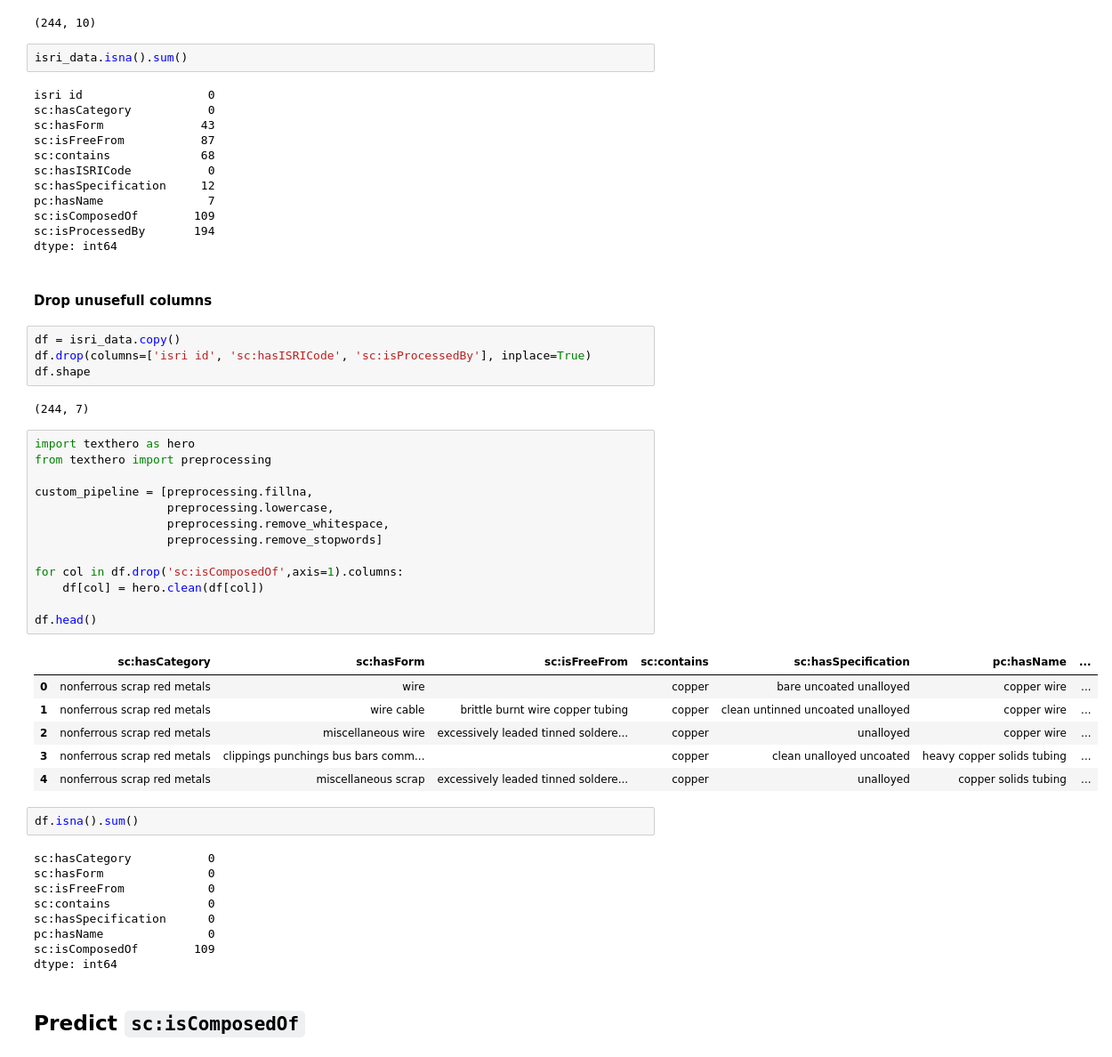
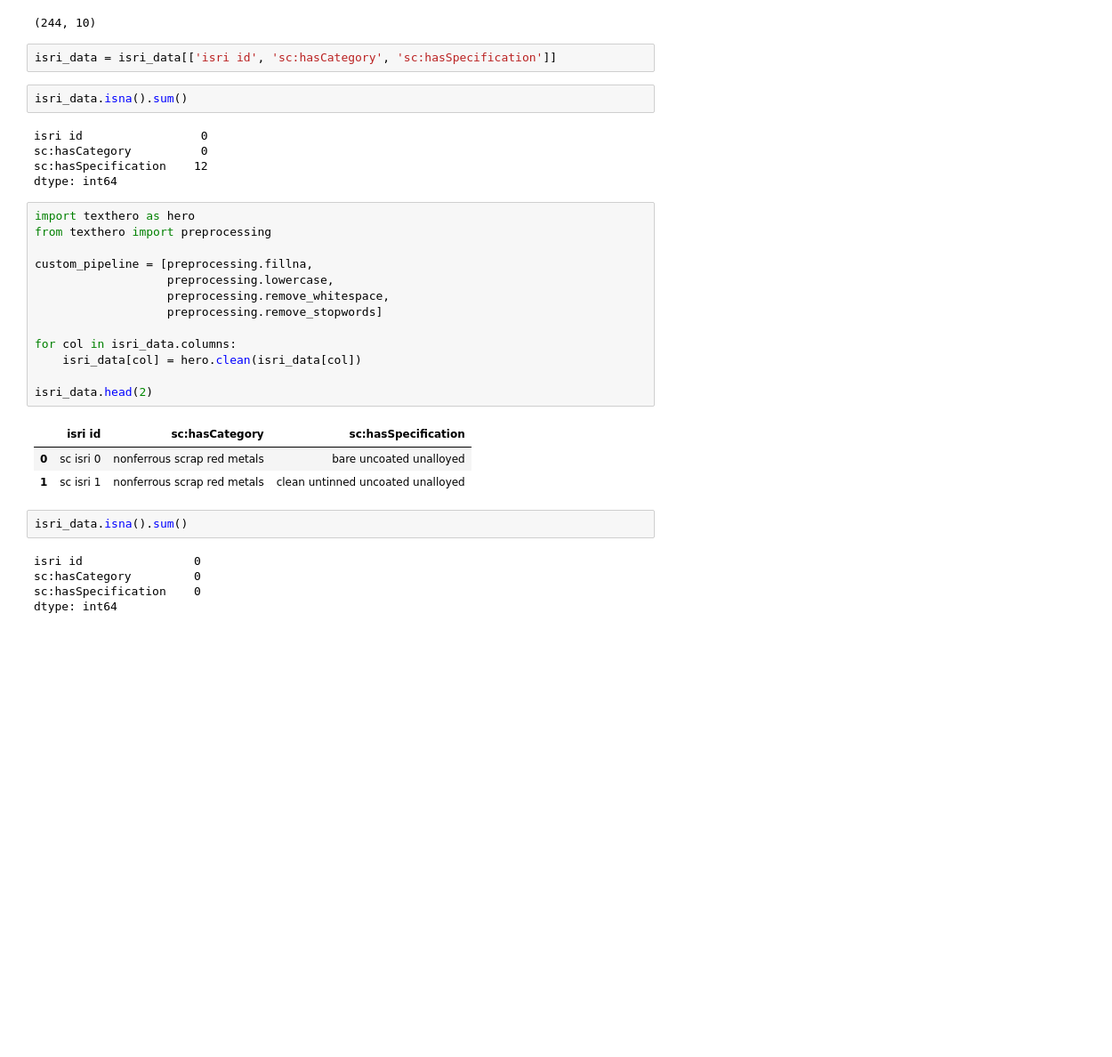
Before and after one commit to costasmexis/phd, a Jupyter notebook: scrap/scrap_similarity.ipynb, the cells around one changed output. Shown at 89% size. Cells and saved outputs as stored; diff of their text form; blank space fills up the shorter version.

```diff
--- a/scrap/scrap_similarity.ipynb
+++ b/scrap/scrap_similarity.ipynb
@@ -75,59 +99,37 @@ isri_data.head(2)
 isri_data.shape
 # %% [output]
 (244, 10)
+# %%
+isri_data = isri_data[['isri id', 'sc:hasCategory', 'sc:hasSpecification']]
 # %%
 isri_data.isna().sum()
 # %% [output]
-isri id                  0
-sc:hasCategory           0
-sc:hasForm              43
-sc:isFreeFrom           87
-sc:contains             68
-sc:hasISRICode           0
-sc:hasSpecification     12
-pc:hasName               7
-sc:isComposedOf        109
-sc:isProcessedBy       194
+isri id                 0
+sc:hasCategory          0
+sc:hasSpecification    12
 dtype: int64
-# %% [markdown]
-#### Drop unusefull columns
-# %%
-df = isri_data.copy()
-df.drop(columns=['isri id', 'sc:hasISRICode', 'sc:isProcessedBy'], inplace=True)
-df.shape
-# %% [output]
-(244, 7)
 # %%
 import texthero as hero
 from texthero import preprocessing
 
 custom_pipeline = [preprocessing.fillna,
                    preprocessing.lowercase,
                    preprocessing.remove_whitespace,
                    preprocessing.remove_stopwords]
 
-for col in df.drop('sc:isComposedOf',axis=1).columns:
-    df[col] = hero.clean(df[col])
+for col in isri_data.columns:
+    isri_data[col] = hero.clean(isri_data[col])
 
-df.head()
+isri_data.head(2)
 # %% [output]
-|  | sc:hasCategory | sc:hasForm | sc:isFreeFrom | sc:contains | sc:hasSpecification | pc:hasName | ... |
-| 0 | nonferrous scrap red metals | wire |  | copper | bare uncoated unalloyed | copper wire | ... |
-| 1 | nonferrous scrap red metals | wire cable | brittle burnt wire copper tubing | copper | clean untinned uncoated unalloyed | copper wire | ... |
-| 2 | nonferrous scrap red metals | miscellaneous wire | excessively leaded tinned soldere... | copper | unalloyed | copper wire | ... |
-| 3 | nonferrous scrap red metals | clippings punchings bus bars comm... |  | copper | clean unalloyed uncoated | heavy copper solids tubing | ... |
-| 4 | nonferrous scrap red metals | miscellaneous scrap | excessively leaded tinned soldere... | copper | unalloyed | copper solids tubing | ... |
+|  | isri id | sc:hasCategory | sc:hasSpecification |
+| 0 | sc isri 0 | nonferrous scrap red metals | bare uncoated unalloyed |
+| 1 | sc isri 1 | nonferrous scrap red metals | clean untinned uncoated unalloyed |
 # %%
-df.isna().sum()
+isri_data.isna().sum()
 # %% [output]
-sc:hasCategory           0
-sc:hasForm               0
-sc:isFreeFrom            0
-sc:contains              0
-sc:hasSpecification      0
-pc:hasName               0
-sc:isComposedOf        109
+isri id                0
+sc:hasCategory         0
+sc:hasSpecification    0
 dtype: int64
-# %% [markdown]
-## Predict `sc:isComposedOf`
 # %% [markdown]
```
Also changed, not shown: parts of 141 cells of this notebook, 2 other files.
